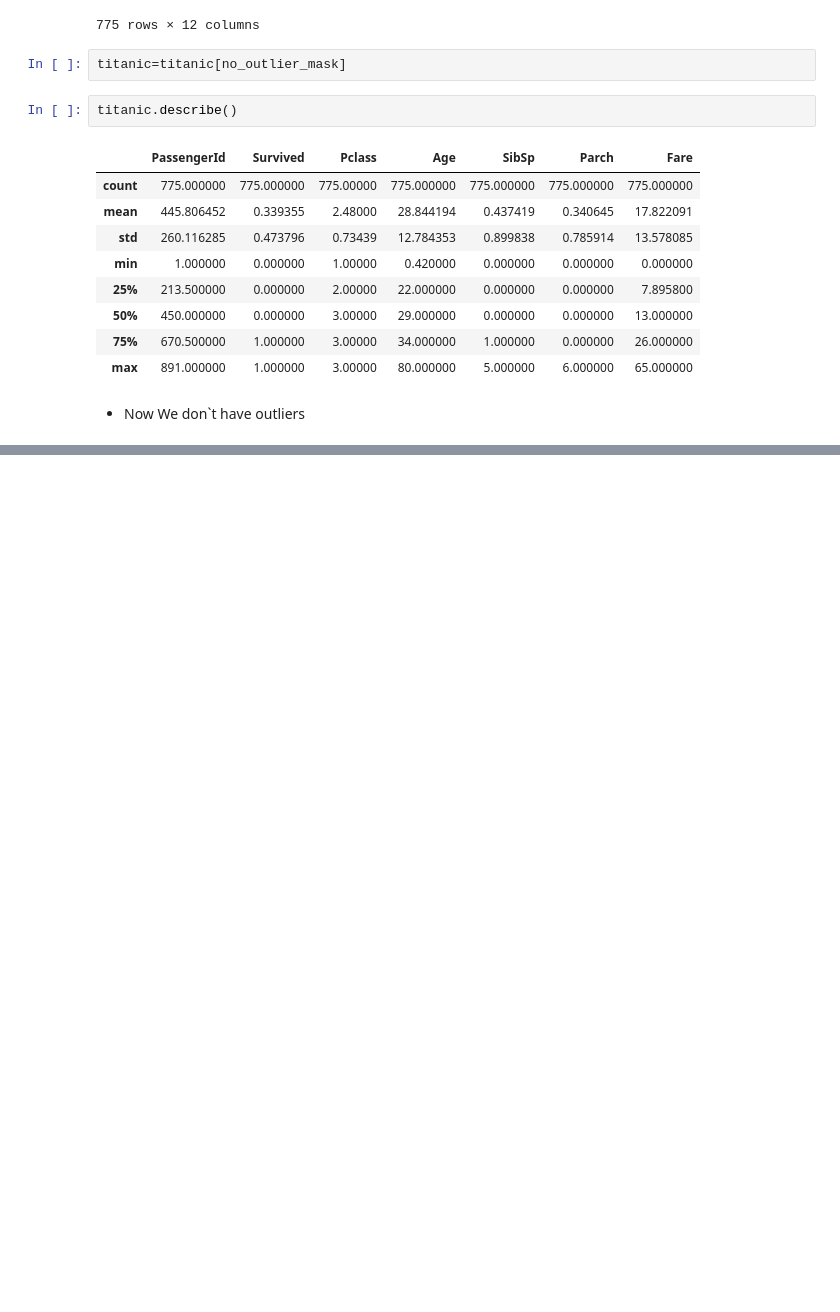
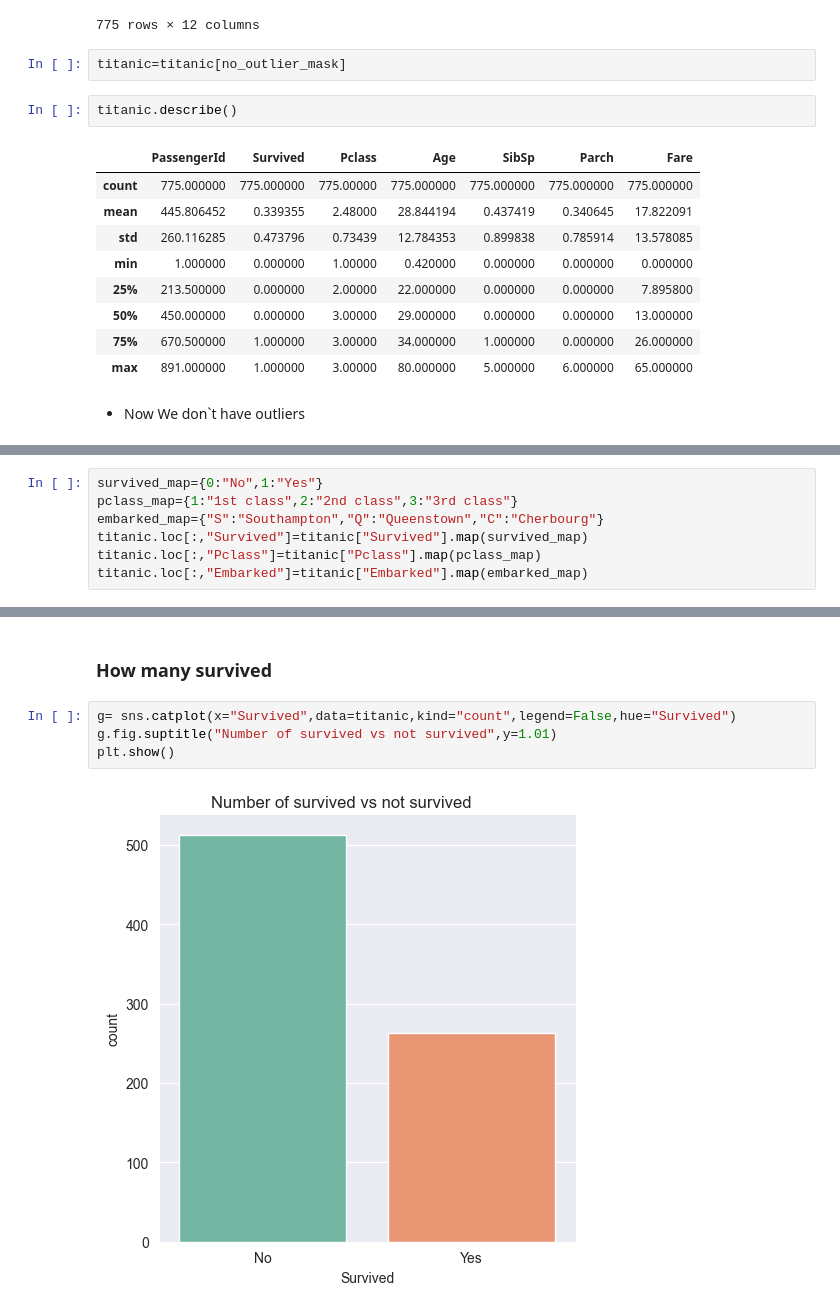
Before and after one commit to EngAhmed19/TitanicEDA, a Jupyter notebook: Untitled.ipynb, the cells around one changed output, grey strips where cells are left out. Drawn from its saved outputs; the diff is of its cells as text; blank space fills up the shorter version.

```diff
--- a/Untitled.ipynb
+++ b/Untitled.ipynb
@@ -308,0 +324,7 @@ titanic.describe()
+# %%
+survived_map={0:"No",1:"Yes"}
+pclass_map={1:"1st class",2:"2nd class",3:"3rd class"}
+embarked_map={"S":"Southampton","Q":"Queenstown","C":"Cherbourg"}
+titanic.loc[:,"Survived"]=titanic["Survived"].map(survived_map)
+titanic.loc[:,"Pclass"]=titanic["Pclass"].map(pclass_map)
+titanic.loc[:,"Embarked"]=titanic["Embarked"].map(embarked_map)
@@ -308,0 +340,8 @@ titanic.describe()
+# %% [markdown]
+### How many survived
+# %%
+g= sns.catplot(x="Survived",data=titanic,kind="count",legend=False,hue="Survived")
+g.fig.suptitle("Number of survived vs not survived",y=1.01)
+plt.show()
+# %% [output]
+[figure, added]
```
Also changed, not shown: parts of 26 cells of this notebook.
